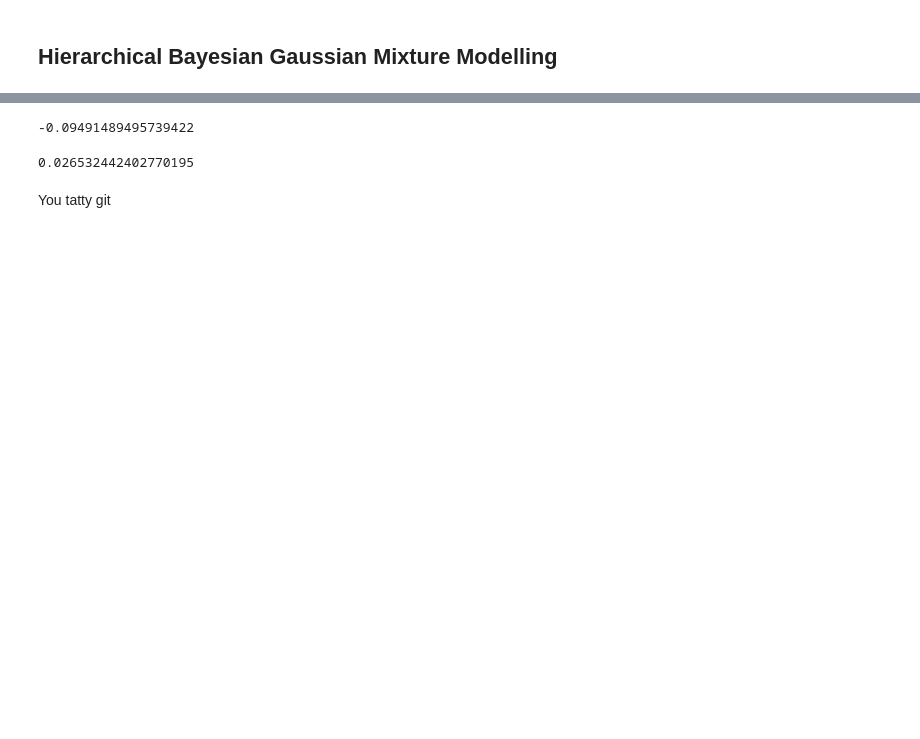
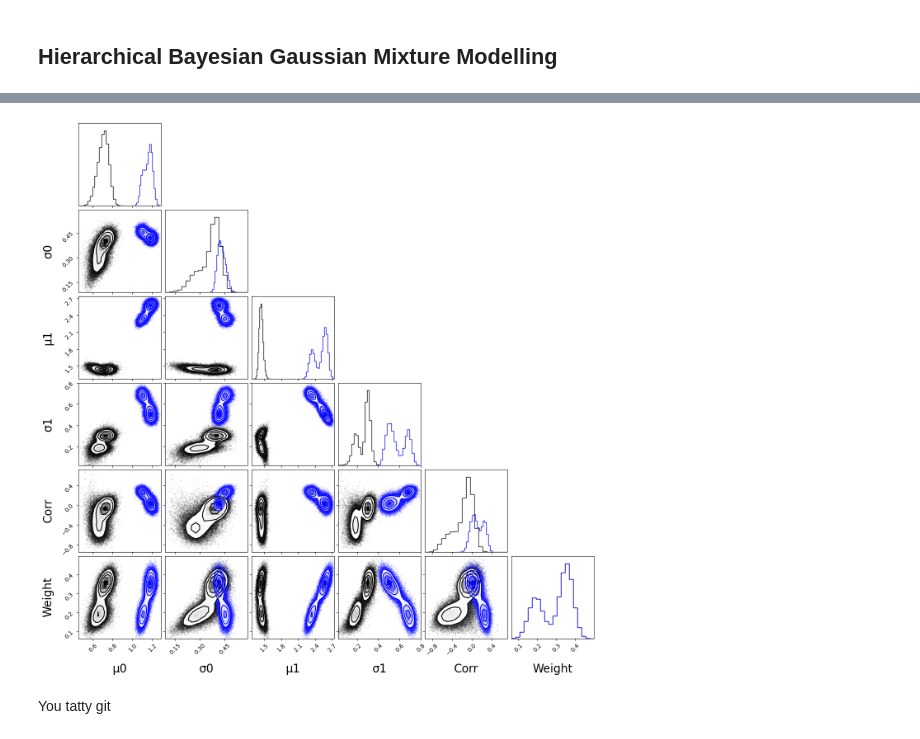
Before and after one commit to Iwan-S/Iwan-and-George-Year-4-Project, a Jupyter notebook: Jupyter Notebooks/My Nonsense/Testing Ground (George).ipynb, the cells around one changed output, grey strips where cells are left out. Cells and saved outputs as stored; diff of their text form; code cells hidden in the pictures; blank space fills up the shorter version.

```diff
--- a/Jupyter Notebooks/My Nonsense/Testing Ground (George).ipynb
+++ b/Jupyter Notebooks/My Nonsense/Testing Ground (George).ipynb
@@ -133,8 +137,8 @@ def Gradienter(XAxis, YAxis, m, N, width=0.3, X=10):
     plt.xlabel(r'$R_p/R_{\oplus}$', fontsize=15)
     x2, y2 = g.get_data()
 
-    Min = 10**(m*(np.log10(X))+0.22)
-    Max = 10**(m*(np.log10(X))+0.32)
+    Min = 10**(m*(np.log10(X))+0.21)
+    Max = 10**(m*(np.log10(X))+0.46)
     #plt.plot([Min, Min], [min(y2), max(y2)], '--', color='red')
     #plt.plot([Max, Max], [min(y2), max(y2)], '--', color='green')
     Minimum = []
@@ -179,7 +183,7 @@ def KDEezNuts(w, Iteration):
 
     return RatioList, ValleyxList, Iteration
 # %%
-Gradients = np.linspace(0, 0.4, 1001)
+Gradients = np.linspace(-0.21, -0.01, 1001)
 Widths = np.linspace(0.3, 0.3, 1)
 plt.figure(constrained_layout=True)
 
@@ -208,15 +216,15 @@ def Model(x, m, c):
 def Inverse(y, m, c):
     return 10**((np.log10(y)-c)/m)
 # %%
-#Index = RatioList.index(max(RatioList))
+Index = RatioList.index(max(RatioList))
 
 x0 = np.linspace(min(XAxis), max(XAxis), 2)
 m1 = -0.11
-#m2 = Gradients[Index]
+m2 = Gradients[Index]
 c1 = 0.37
-#c2 = -m2*(np.log10(10))+np.log10(ValleyxList[Index])
+c2 = -m2*(np.log10(10))+np.log10(ValleyxList[Index])
 y1 = Model(x0, m1, c1)
-#y2 = Model(x, m2, c2)
+y2 = Model(x0, m2, c2)
 # %%
 Earths = []
 Neptunes = []
@@ -536,8 +540,0 @@ m
-# %%
-STDmp
-# %% [output]
--0.09491489495739422
-# %%
--STDcm+c
-# %% [output]
-0.026532442402770195
@@ -543,0 +547,14 @@ STDmp
+# %%
+fig = corner.corner(Peak0,
+              labels=['μ0', 'σ0', 'μ1', 'σ1', 'Corr', 'Weight'], label_kwargs={'fontsize':20});
+
+corner.corner(Peak1, fig=fig, color='b');
+'''
+plt.xlabel('Temperature (K)', fontsize=15)
+plt.ylabel('Luminosity (L$_{\odot}$)', fontsize=15)
+plt.tick_params(labelsize=13)
+'''
+Title = 'HBM Corner'
+plt.savefig(f'{Directory}/Plots/Report Plots/{Title}.pdf')
+# %% [output]
+[figure, added]
```
Also changed, not shown: parts of 15 cells of this notebook, 5 other files.
